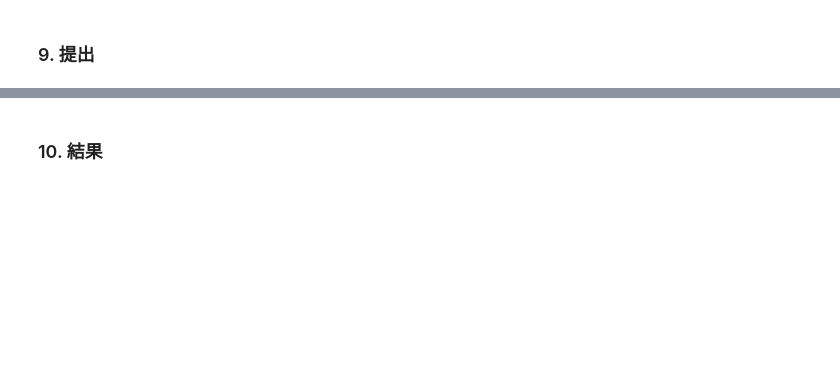
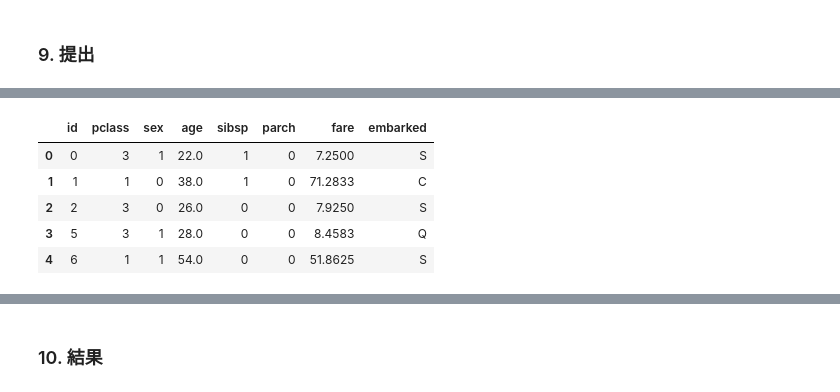
Before and after one commit to runa-yamauchi-dev/SIGNATE_Practice, a Jupyter notebook: competition01_titanic/notebook/titanic.ipynb, the cells around one changed output, grey strips where cells are left out. Drawn from its saved outputs; the diff is of its cells as text; code cells hidden in the pictures; blank space fills up the shorter version.

```diff
--- a/competition01_titanic/notebook/titanic.ipynb
+++ b/competition01_titanic/notebook/titanic.ipynb
@@ -463,0 +567,5 @@ zip(X.columns, importance)で列の名前と重要度を結び付ける(ペア
+# %%
+test_df = train_test.copy()
+# %%
+test_df["age"] = test_df["age"].fillna(test["age"].median())
+test_df.isnull().sum()
@@ -463,0 +582,13 @@ zip(X.columns, importance)で列の名前と重要度を結び付ける(ペア
+# %%
+test_df ["sex"] = test_df["sex"].map({
+  "female": 0,
+  "male": 1
+})
+test_df.head()
+# %% [output]
+|  | id | pclass | sex | age | sibsp | parch | fare | embarked |
+| 0 | 0 | 3 | 1 | 22.0 | 1 | 0 | 7.2500 | S |
+| 1 | 1 | 1 | 0 | 38.0 | 1 | 0 | 71.2833 | C |
+| 2 | 2 | 3 | 0 | 26.0 | 0 | 0 | 7.9250 | S |
+| 3 | 5 | 3 | 1 | 28.0 | 0 | 0 | 8.4583 | Q |
+| 4 | 6 | 1 | 1 | 54.0 | 0 | 0 | 51.8625 | S |
```
Also changed, not shown: parts of 39 cells of this notebook, 2 other files.
